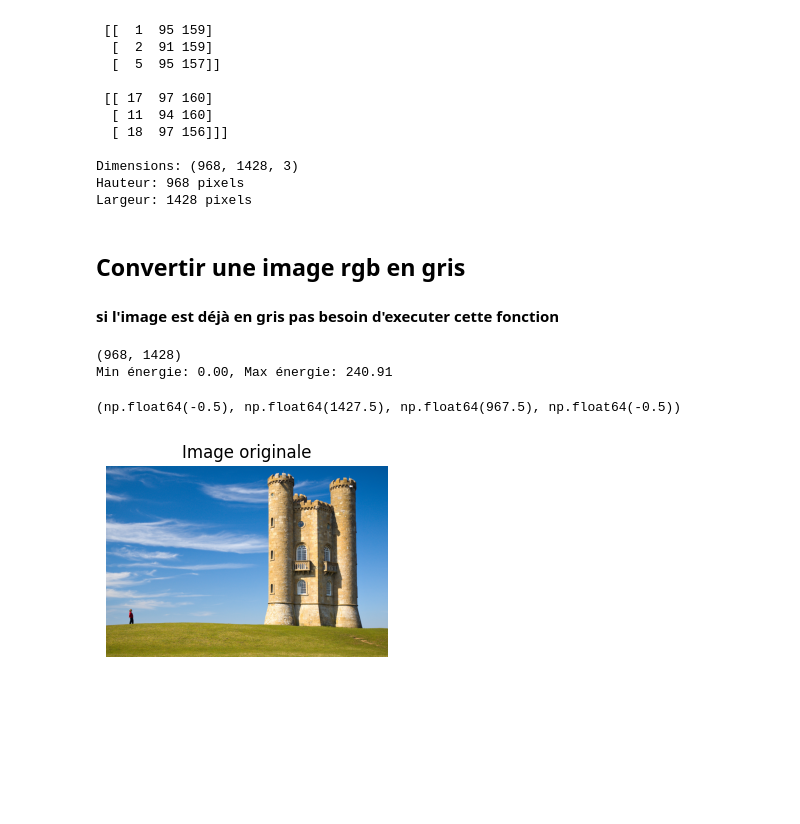
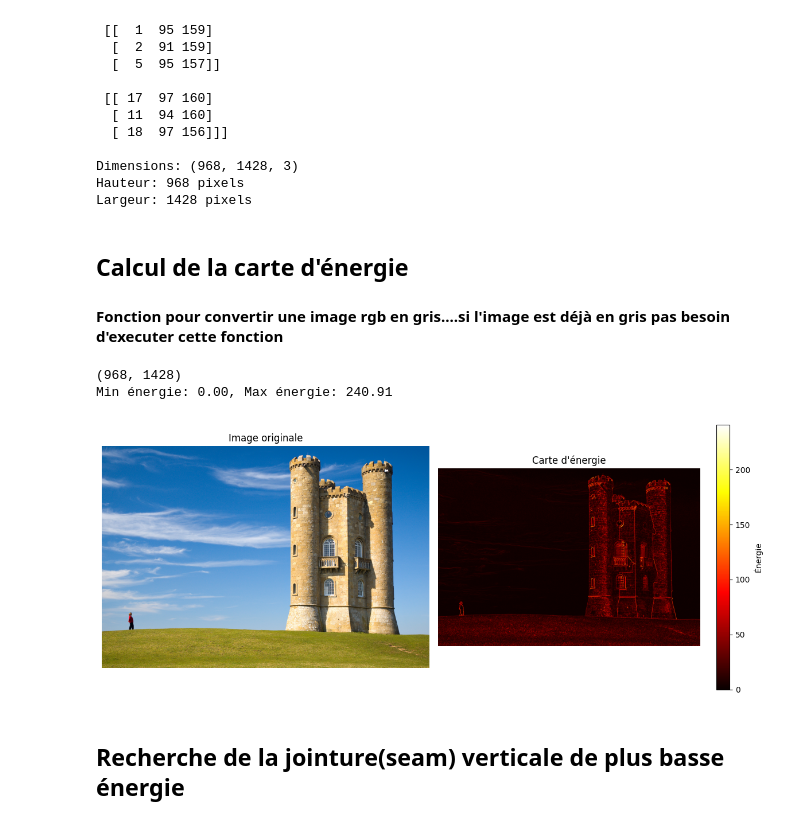
Before and after one commit to DeadlyTalha/seam-carving-project, a Jupyter notebook: seam_carving.ipynb, the cells around one changed output. Saved outputs shown, nothing was run; the diff lists cells and outputs as text; code cells hidden in the pictures; blank space fills up the shorter version.

Commit message:
Ajout de la fonction Recherche de seam et de la fonction Visualisation

```diff
--- a/seam_carving.ipynb
+++ b/seam_carving.ipynb
@@ -55,18 +55,21 @@ Dimensions: (968, 1428, 3)
 Hauteur: 968 pixels
 Largeur: 1428 pixels
 # %% [markdown]
-## Convertir une image rgb en gris
-#### si l'image est déjà en gris pas besoin d'executer cette fonction
+## Calcul de la carte d'énergie
+#### Fonction pour convertir une image rgb en gris....si l'image est déjà en gris pas besoin d'executer cette fonction
 # %%
 def rgb_to_gris(image):
     return np.dot(image[..., :3], [0.299, 0.587, 0.114]) # c'est une formule standart
 # %%
 def calcule_energie(image):
-    gris = rgb_to_gris(image)
+    if len(image.shape) == 3:
+        gris = rgb_to_gris(image)  # si l'image n'est pas en gris
+    else:
+        gris = image.astype(float)  # si elle est en gris
     dy,dx = np.gradient(gris.astype(float)) # float pour éviter les overflow
                                             # grad vertical (dy): différence entre pixels haut/bas
                                             # grad horizontal (dx): différence entre pixels gauche/droite
-    energie = np.abs(dx) + np.abs(dy) # energie est la somme des valeurs absolue des gradients
+    energie = np.abs(dx) + np.abs(dy)   # energie est la somme des valeurs absolue des gradients
     return energie
 # %%
 
@@ -77,12 +80,23 @@ print(f"Min énergie: {energie.min():.2f}, Max énergie: {energie.max():.2f}")
 (968, 1428)
 Min énergie: 0.00, Max énergie: 240.91
 # %%
-plt.figure(figsize=(12, 5))
+plt.figure(figsize=(12, 5))  # figure de largeur=12 et hauteur = 5
 
-plt.subplot(1, 2, 1)
+plt.subplot(1, 2, 1)    # "1 ligne, 2 colonnes, position 1" ---- utiliser pour afficher la 1ere image
 plt.imshow(image2)
 plt.title("Image originale")
 plt.axis('off')
+
+plt.subplot(1, 2, 2)    #  "1 ligne, 2 colonnes, position 2" ---- utiliser pour afficher la 2eme image
+# Afficher l'énergie avec une colormap 'hot' (rouge = haute énergie)
+affiche_energie = plt.imshow(energie, cmap='hot')
+plt.title("Carte d'énergie")
+plt.axis('off')
+plt.colorbar(affiche_energie, label='Énergie')
+
+plt.tight_layout()
+plt.show()
 # %% [output]
-(np.float64(-0.5), np.float64(1427.5), np.float64(967.5), np.float64(-0.5))
-[figure, old version]
+[figure, new version]
+# %% [markdown]
+## Recherche de la jointure(seam) verticale de plus basse énergie
```
Also changed, not shown: parts of 5 cells of this notebook.
